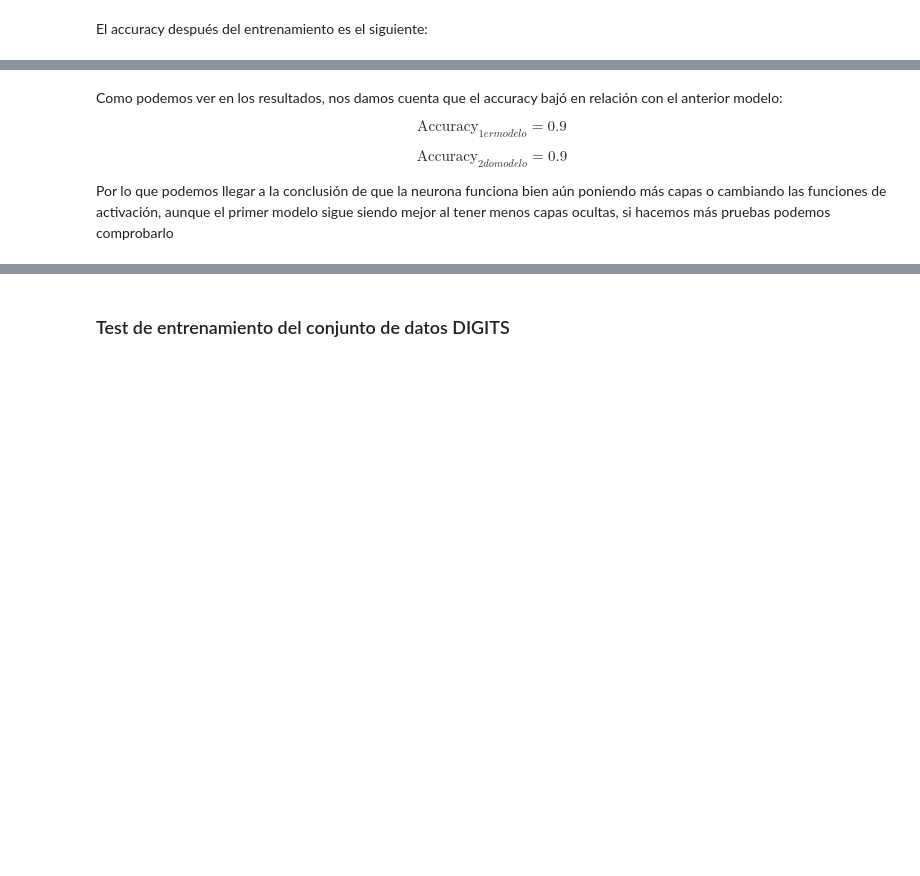
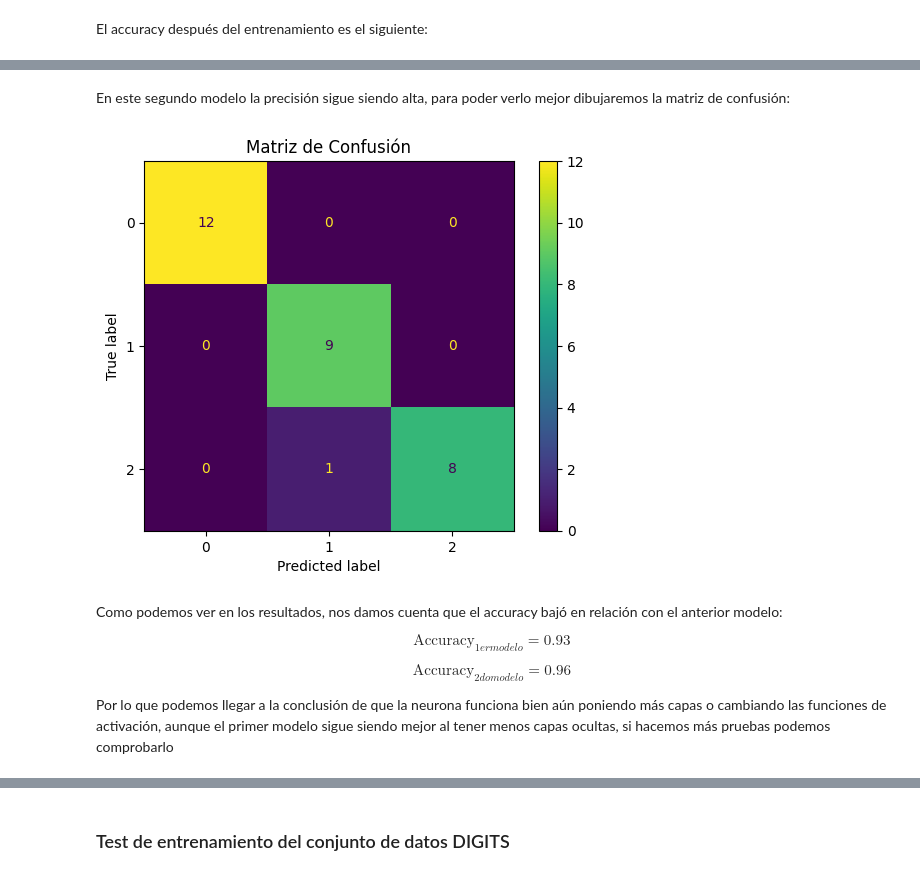
Before and after one commit to adoojeda/ModularNNEngine, a Jupyter notebook: main.ipynb, the cells around one changed output, grey strips where cells are left out. Drawn from its saved outputs; the diff is of its cells as text; code cells hidden in the pictures; blank space fills up the shorter version.

```diff
--- a/main.ipynb
+++ b/main.ipynb
@@ -96,9 +106,18 @@ Accuracy after training (on test):  0.9
+# %% [markdown]
+En este segundo modelo la precisión sigue siendo alta, para poder verlo mejor dibujaremos la matriz de confusión:
+# %%
+y_pred_classes = np.argmax(Y_pred2, axis=1)
+y_test_classes = np.argmax(y_test, axis=1)
+
+plot_confusion_matrix(y_test_classes, y_pred_classes)
+# %% [output]
+[figure, added]
 # %% [markdown]
 Como podemos ver en los resultados, nos damos cuenta que el accuracy bajó en relación con el anterior modelo:
 
-$$ \text{Accuracy}_{1ermodelo}=0.9$$
+$$ \text{Accuracy}_{1ermodelo}=0.93$$
 
-$$ \text{Accuracy}_{2domodelo}=0.9$$
+$$ \text{Accuracy}_{2domodelo}=0.96$$
 
 
 Por lo que podemos llegar a la conclusión de que la neurona funciona bien aún poniendo más capas o cambiando las funciones de activación, aunque el primer modelo sigue siendo mejor al tener menos capas ocultas, si hacemos más pruebas podemos comprobarlo
```
Also changed, not shown: parts of 21 cells of this notebook.
